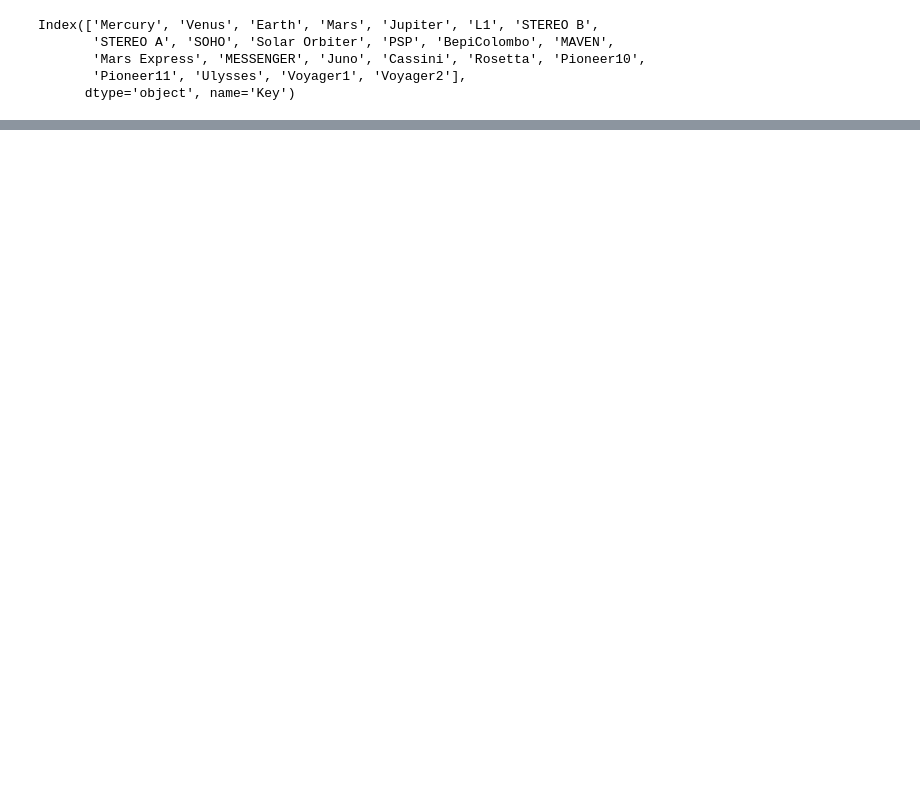
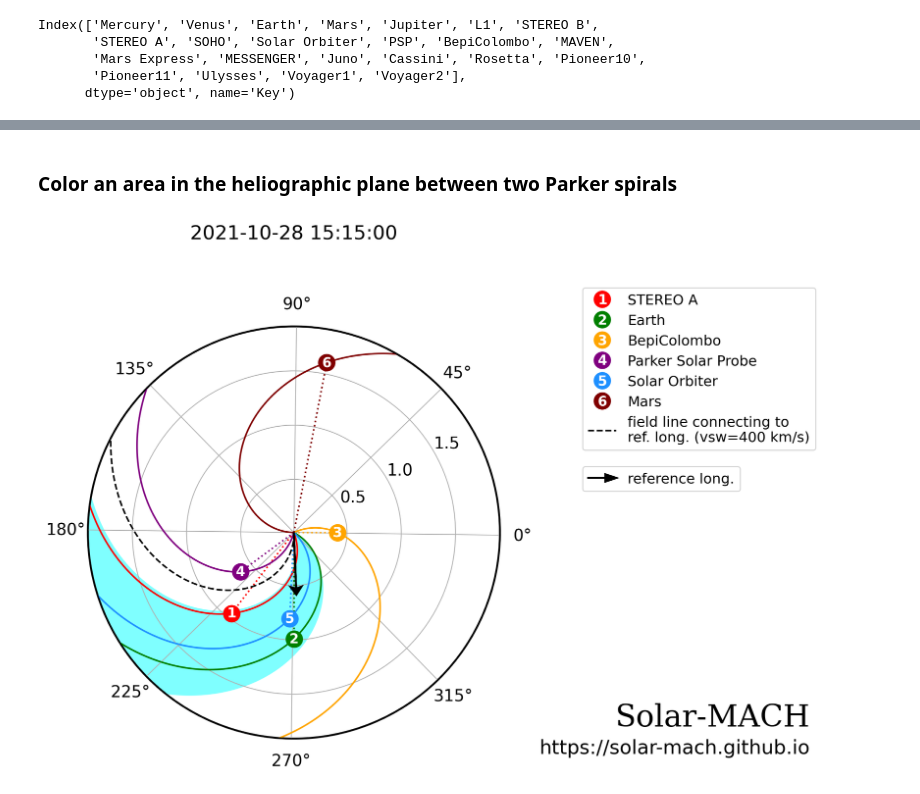
Before and after one commit to jgieseler/solarmach, a Jupyter notebook: examples/example.ipynb, the cells around one changed output, grey strips where cells are left out. Drawn from its saved outputs; the diff is of its cells as text; code cells hidden in the pictures; blank space fills up the shorter version.

```diff
--- a/examples/example.ipynb
+++ b/examples/example.ipynb
@@ -50,0 +63,13 @@ sm.coord_table
+# %% [markdown]
+### Color an area in the heliographic plane between two Parker spirals
+# %%
+long_sector = [290, 328]      # longitude of edges of colored area
+long_sector_vsw = [400, 500]  # solar wind speed for Parker spirals of edges of colored area
+long_sector_color = 'cyan'    # color
+
+fig, ax = sm.plot(plot_spirals=plot_spirals, plot_sun_body_line=plot_sun_body_line,
+                  reference_vsw=reference_vsw, transparent=transparent, numbered_markers=numbered_markers,
+                  long_offset=long_offset, return_plot_object=return_plot_object,
+                  long_sector=long_sector, long_sector_vsw=long_sector_vsw, long_sector_color=long_sector_color)
+# %% [output]
+[figure, added]
```
Also changed, not shown: parts of 6 cells of this notebook.
